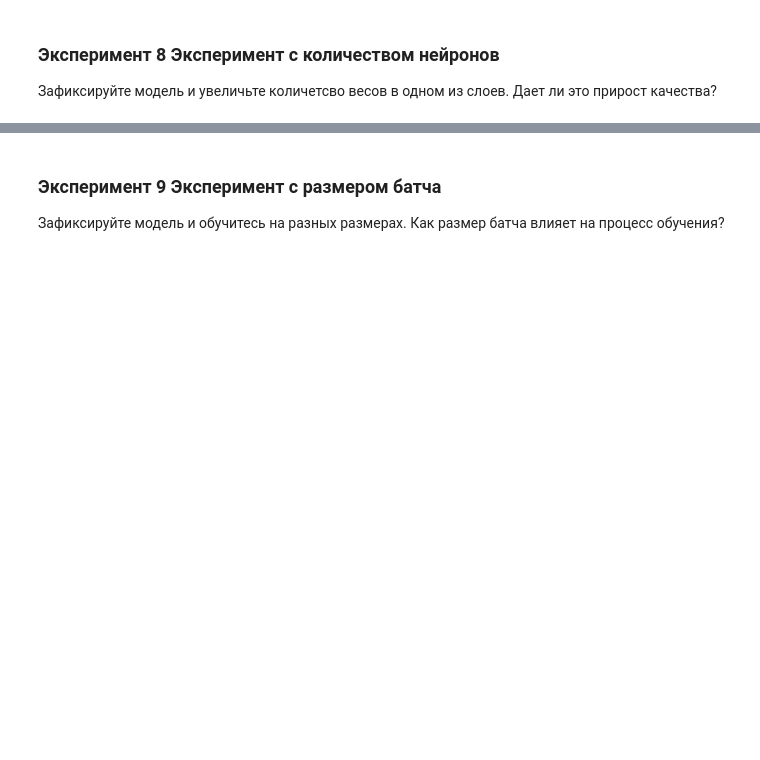
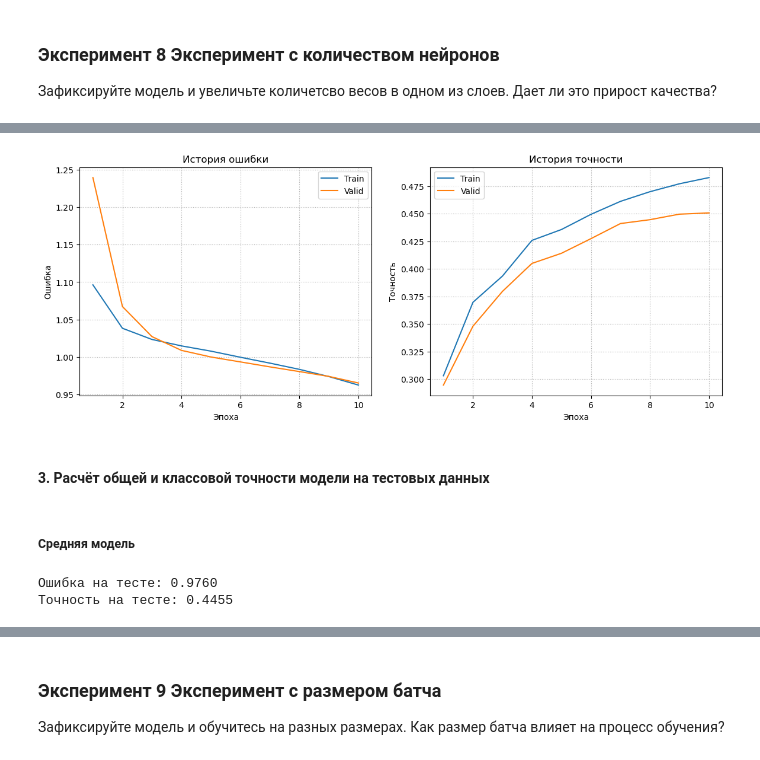
Before and after one commit to DmitryInd/Numpy-NN-Framework, a Jupyter notebook: numpy_neural_net_HW.ipynb, the cells around one changed output, grey strips where cells are left out. Cells and saved outputs as stored; diff of their text form; code cells hidden in the pictures; blank space fills up the shorter version.

```diff
--- a/numpy_neural_net_HW.ipynb
+++ b/numpy_neural_net_HW.ipynb
@@ -1175,0 +1492,9 @@ weighted avg       0.43      0.43      0.42     10000
+# %%
+train_loss_history, valid_loss_history, \
+train_acc_history, valid_acc_history = train(
+    dataset=train_data,
+    model=large_model_with_dropout,
+    epochs=10,
+    lr=0.001,
+    valid_dataset=valid_data,
+    batch_size=10000)
@@ -1175,0 +1514,26 @@ weighted avg       0.43      0.43      0.42     10000
+# %%
+viz_utils.plot_learning_curves(train_loss_history, valid_loss_history,
+                                train_acc_history, valid_acc_history)
+# %% [output]
+[figure, added]
+# %% [markdown]
+#### 3. Расчёт общей и классовой точности модели на тестовых данных
+# %% [markdown]
+##### Средняя модель
+# %%
+test_dataloader = Dataloader(test_data, len(test_data), False)
+middle_model.eval()
+vecs, labels = test_dataloader.__next__()
+out = middle_model.forward(vecs)
+
+loss = hinge_loss(out, labels)
+test_loss = loss.item()
+
+pred_labels = np.argmax(out.array, axis=-1)
+test_acc = np.sum(pred_labels == labels) / len(labels)
+
+print(f"Ошибка на тесте: {test_loss:.4f}")
+print(f"Точность на тесте: {test_acc:.4f}")
+# %% [output]
+Ошибка на тесте: 0.9760
+Точность на тесте: 0.4455
```
Also changed, not shown: parts of 99 cells of this notebook.
